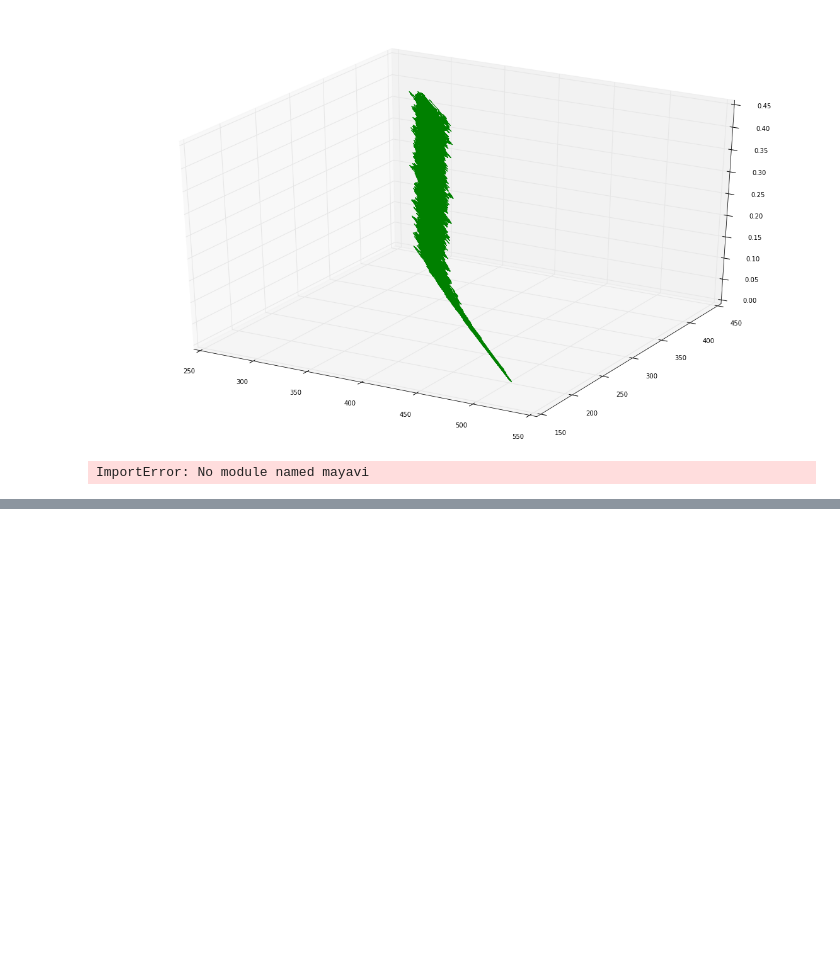
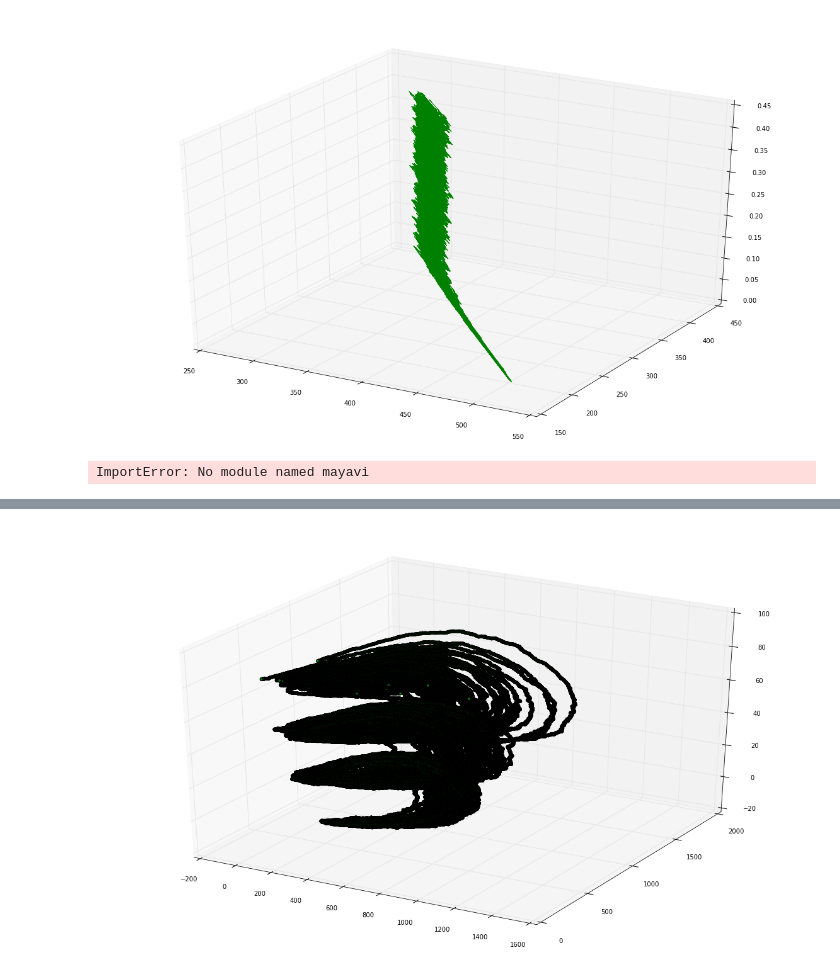
Before and after one commit to leighton/gillespie, a Jupyter notebook: examples/pred_prey.ipynb, the cells around one changed output, grey strips where cells are left out. Saved outputs shown, nothing was run; the diff lists cells and outputs as text; code cells hidden in the pictures; blank space fills up the shorter version.

```diff
--- a/examples/pred_prey.ipynb
+++ b/examples/pred_prey.ipynb
@@ -234,0 +315,10 @@ sum([1,2])
+# %%
+from mpl_toolkits.mplot3d import Axes3D as ax3D
+
+fig = pl.figure(figsize=(20,12))
+
+ax = fig.add_subplot(111, projection='3d')
+for q in range(r):
+    ax.scatter(out[q,:,1].reshape((intervals)), out[q,:,2].reshape((intervals)), zs=out[q,:,0:1].reshape((intervals)), c='green')
+# %% [output]
+[figure, added]
```
Also changed, not shown: parts of 3 cells of this notebook, 3 other files.
